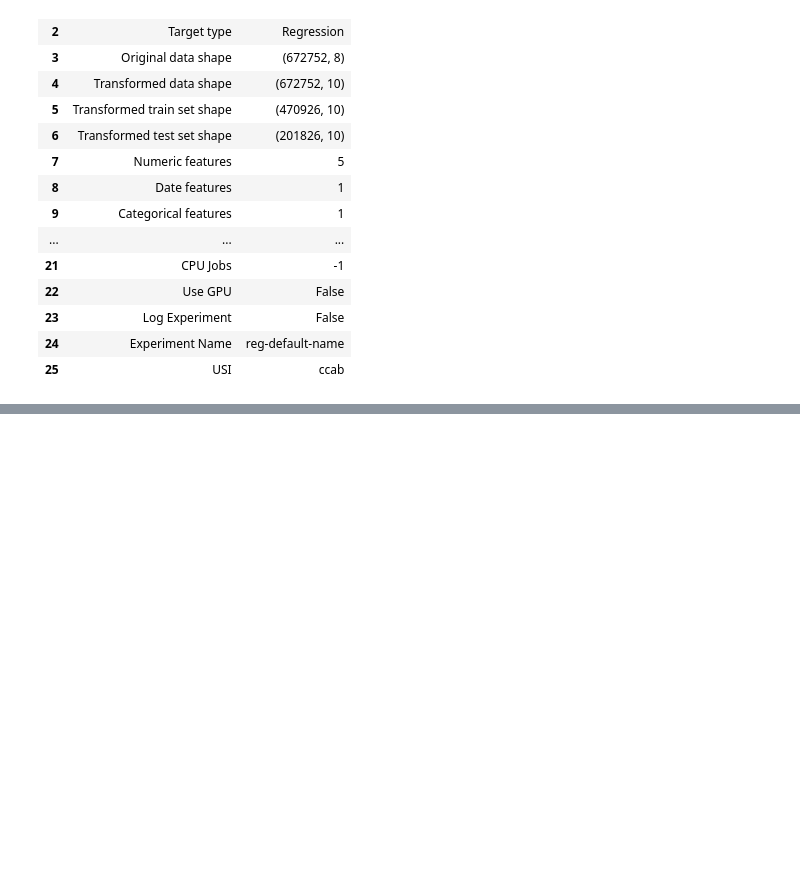
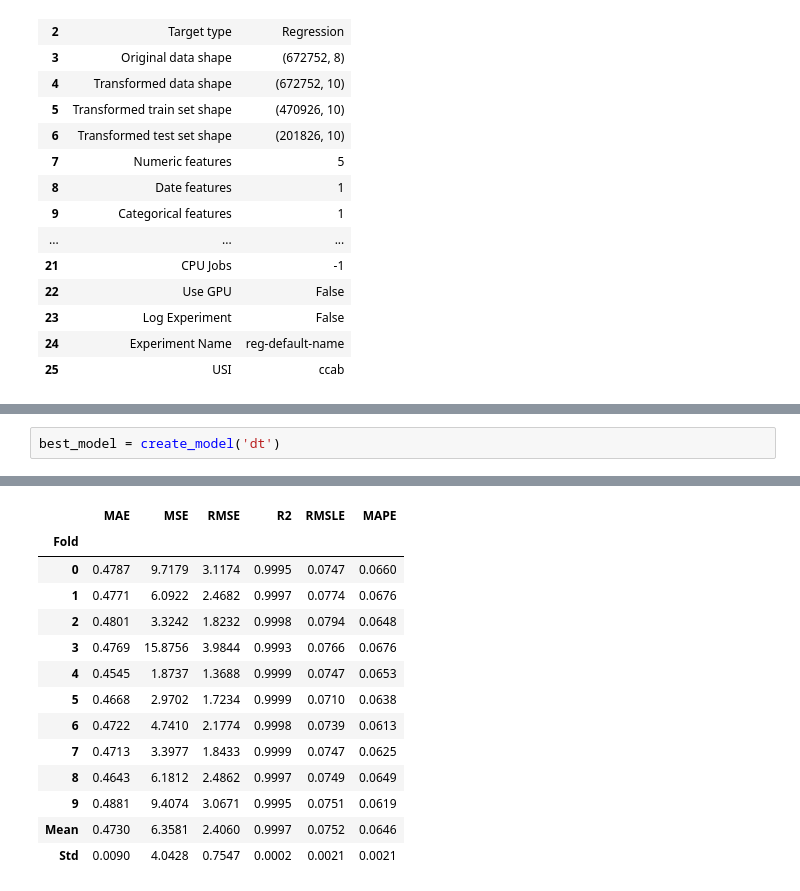
Before and after one commit to jiwlnwza007/termpro-predictPM25, a Jupyter notebook: train_pm25.ipynb, the cells around one changed output, grey strips where cells are left out. Cells and saved outputs as stored; diff of their text form; blank space fills up the shorter version.

Commit message:
create model

```diff
--- a/train_pm25.ipynb
+++ b/train_pm25.ipynb
@@ -108,3 +108,6 @@ best = compare_models()
 | ada | AdaBoost Regressor | 37.6290 | 2762.9162 | 41.2845 | 0.8695 | 1.6998 | 41.3899 | 21.1820 |
 | dummy | Dummy Regressor | 20.3162 | 22170.5451 | 148.7201 | -0.0000 | 1.2676 | 20.4214 | 0.8810 |
 [interactive output not drawn]
+# %%
+best_model = create_model('dt')
+# %% [output]
@@ -110,0 +115,14 @@ best = compare_models()
+|  | MAE | MSE | RMSE | R2 | RMSLE | MAPE |
+| Fold |  |  |  |  |  |  |
+| 0 | 0.4787 | 9.7179 | 3.1174 | 0.9995 | 0.0747 | 0.0660 |
+| 1 | 0.4771 | 6.0922 | 2.4682 | 0.9997 | 0.0774 | 0.0676 |
+| 2 | 0.4801 | 3.3242 | 1.8232 | 0.9998 | 0.0794 | 0.0648 |
+| 3 | 0.4769 | 15.8756 | 3.9844 | 0.9993 | 0.0766 | 0.0676 |
+| 4 | 0.4545 | 1.8737 | 1.3688 | 0.9999 | 0.0747 | 0.0653 |
+| 5 | 0.4668 | 2.9702 | 1.7234 | 0.9999 | 0.0710 | 0.0638 |
+| 6 | 0.4722 | 4.7410 | 2.1774 | 0.9998 | 0.0739 | 0.0613 |
+| 7 | 0.4713 | 3.3977 | 1.8433 | 0.9999 | 0.0747 | 0.0625 |
+| 8 | 0.4643 | 6.1812 | 2.4862 | 0.9997 | 0.0749 | 0.0649 |
+| 9 | 0.4881 | 9.4074 | 3.0671 | 0.9995 | 0.0751 | 0.0619 |
+| Mean | 0.4730 | 6.3581 | 2.4060 | 0.9997 | 0.0752 | 0.0646 |
+| Std | 0.0090 | 4.0428 | 0.7547 | 0.0002 | 0.0021 | 0.0021 |
```
Also changed, not shown: parts of 1 cell of this notebook.
